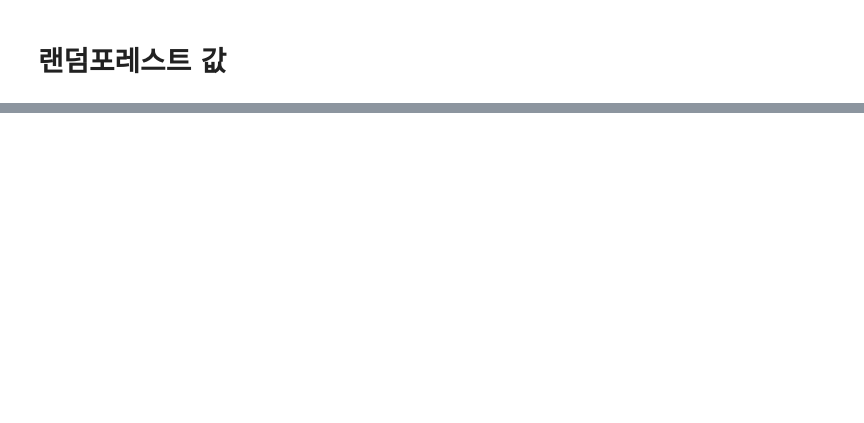
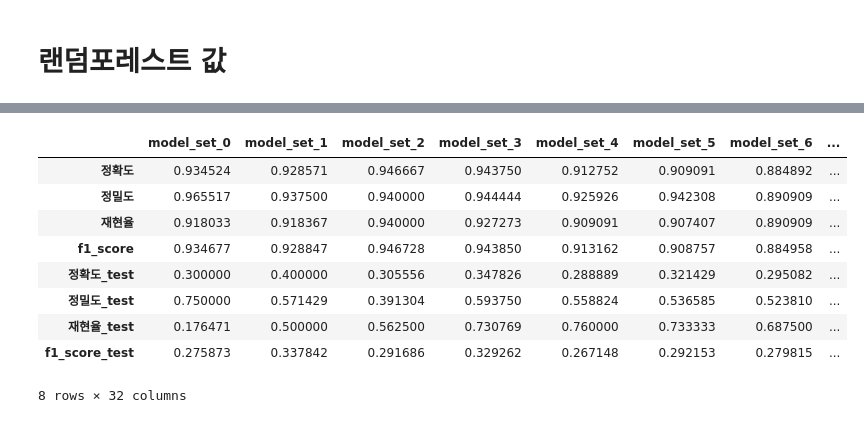
Before and after one commit to BigDataIPO/IPO, a Jupyter notebook: IPO/추가로 해볼것.ipynb, the cells around one changed output, grey strips where cells are left out. Cells and saved outputs as stored; diff of their text form; code cells hidden in the pictures; blank space fills up the shorter version.

```diff
--- a/IPO/추가로 해볼것.ipynb
+++ b/IPO/추가로 해볼것.ipynb
@@ -179,0 +412,2 @@ NameError: name 'precision_val' is not defined
+# %%
+df_score_0_1_lgbm = process_final_lgbm(df_0_1,'공모가 대비 1개월 수익률')
@@ -179,0 +432,13 @@ NameError: name 'precision_val' is not defined
+# %%
+df_score_0_1_lgbm
+# %% [output]
+|  | model_set_0 | model_set_1 | model_set_2 | model_set_3 | model_set_4 | model_set_5 | model_set_6 | ... |
+| 정확도 | 0.934524 | 0.928571 | 0.946667 | 0.943750 | 0.912752 | 0.909091 | 0.884892 | ... |
+| 정밀도 | 0.965517 | 0.937500 | 0.940000 | 0.944444 | 0.925926 | 0.942308 | 0.890909 | ... |
+| 재현율 | 0.918033 | 0.918367 | 0.940000 | 0.927273 | 0.909091 | 0.907407 | 0.890909 | ... |
+| f1_score | 0.934677 | 0.928847 | 0.946728 | 0.943850 | 0.913162 | 0.908757 | 0.884958 | ... |
+| 정확도_test | 0.300000 | 0.400000 | 0.305556 | 0.347826 | 0.288889 | 0.321429 | 0.295082 | ... |
+| 정밀도_test | 0.750000 | 0.571429 | 0.391304 | 0.593750 | 0.558824 | 0.536585 | 0.523810 | ... |
+| 재현율_test | 0.176471 | 0.500000 | 0.562500 | 0.730769 | 0.760000 | 0.733333 | 0.687500 | ... |
+| f1_score_test | 0.275873 | 0.337842 | 0.291686 | 0.329262 | 0.267148 | 0.292153 | 0.279815 | ... |
+8 rows × 32 columns
```
Also changed, not shown: parts of 38 cells of this notebook, 4 other files.
